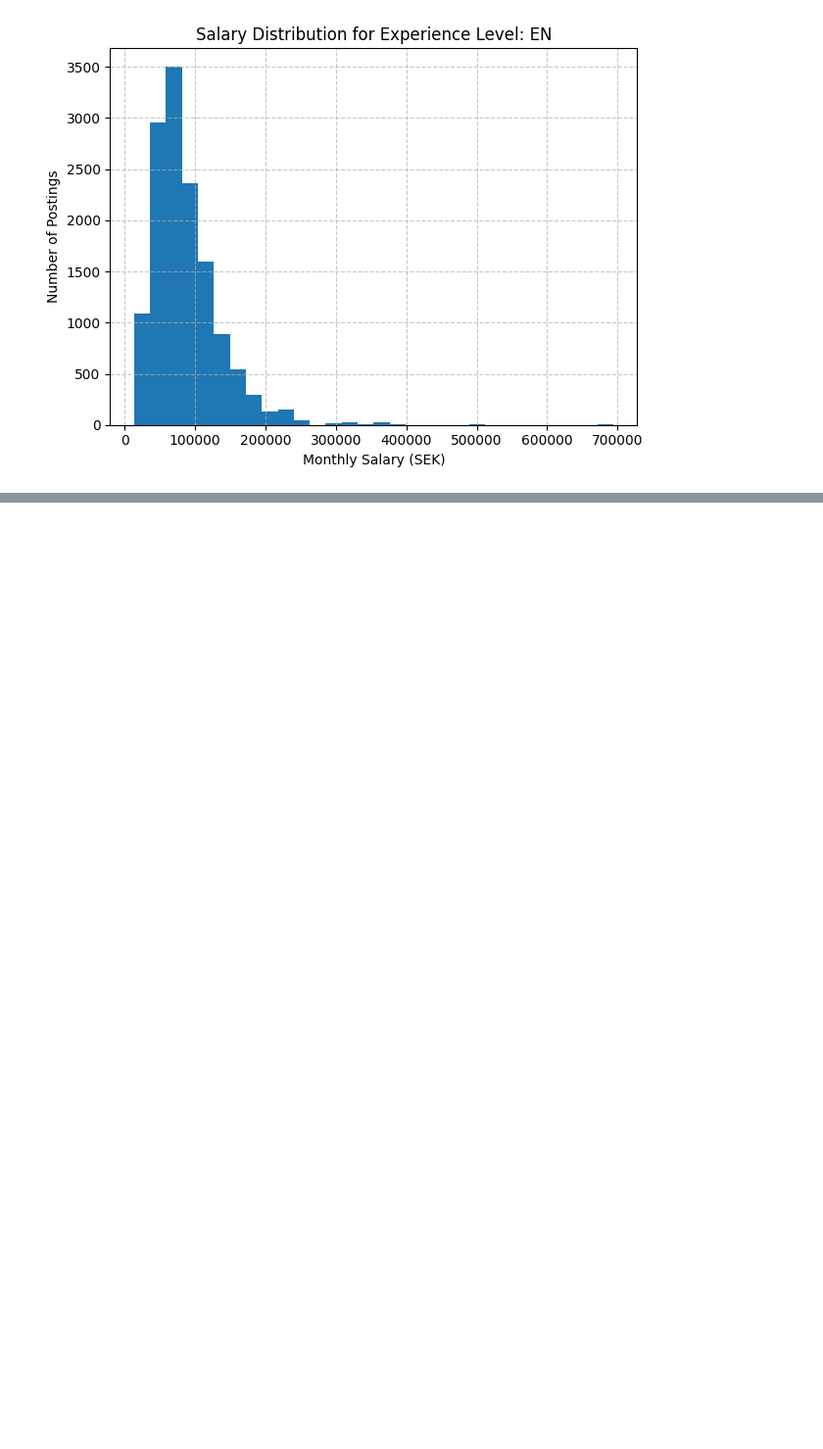
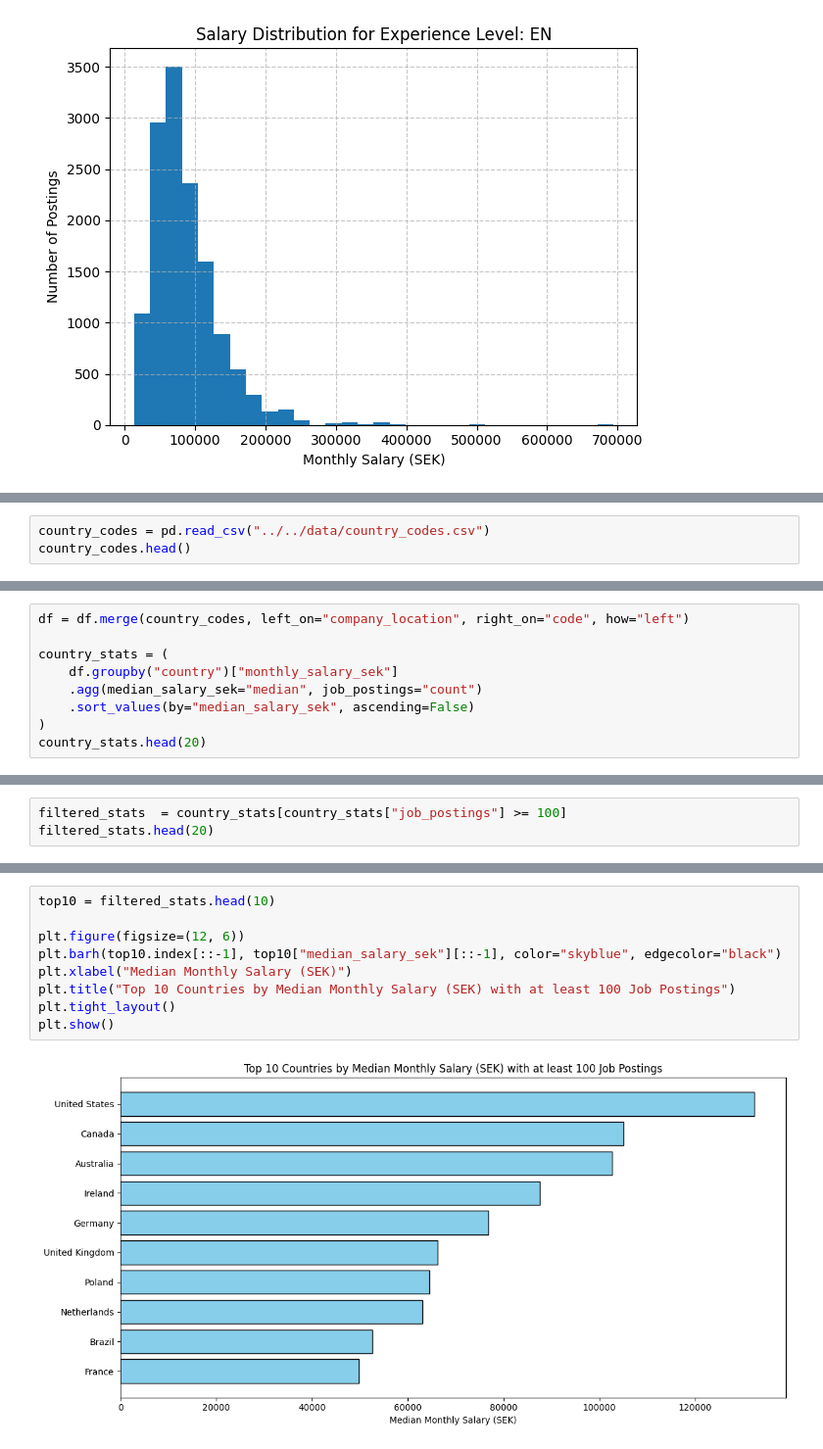
Before and after one commit to TonalLobster/AI_Engineering_Edwin_Lindblom, a Jupyter notebook: exercises/exercise_0/1_salaries_in_data_field.ipynb, the cells around one changed output, grey strips where cells are left out. Shown: that part at 98% size. Saved outputs shown, nothing was run; the diff lists cells and outputs as text; blank space fills up the shorter version.

```diff
--- a/exercises/exercise_0/1_salaries_in_data_field.ipynb
+++ b/exercises/exercise_0/1_salaries_in_data_field.ipynb
@@ -315,0 +378,3 @@ for i, level in enumerate(experience_levels):
+# %%
+country_codes = pd.read_csv("../../data/country_codes.csv")
+country_codes.head()
@@ -315,0 +392,9 @@ for i, level in enumerate(experience_levels):
+# %%
+df = df.merge(country_codes, left_on="company_location", right_on="code", how="left")
+
+country_stats = (
+    df.groupby("country")["monthly_salary_sek"]
+    .agg(median_salary_sek="median", job_postings="count")
+    .sort_values(by="median_salary_sek", ascending=False)
+)
+country_stats.head(20)
@@ -315,0 +420,3 @@ for i, level in enumerate(experience_levels):
+# %%
+filtered_stats  = country_stats[country_stats["job_postings"] >= 100]
+filtered_stats.head(20)
@@ -315,0 +442,11 @@ for i, level in enumerate(experience_levels):
+# %%
+top10 = filtered_stats.head(10)
+
+plt.figure(figsize=(12, 6))
+plt.barh(top10.index[::-1], top10["median_salary_sek"][::-1], color="skyblue", edgecolor="black")
+plt.xlabel("Median Monthly Salary (SEK)")
+plt.title("Top 10 Countries by Median Monthly Salary (SEK) with at least 100 Job Postings")
+plt.tight_layout()
+plt.show()
+# %% [output]
+[figure, added]
```
Also changed, not shown: parts of 10 cells of this notebook, 1 other file.
